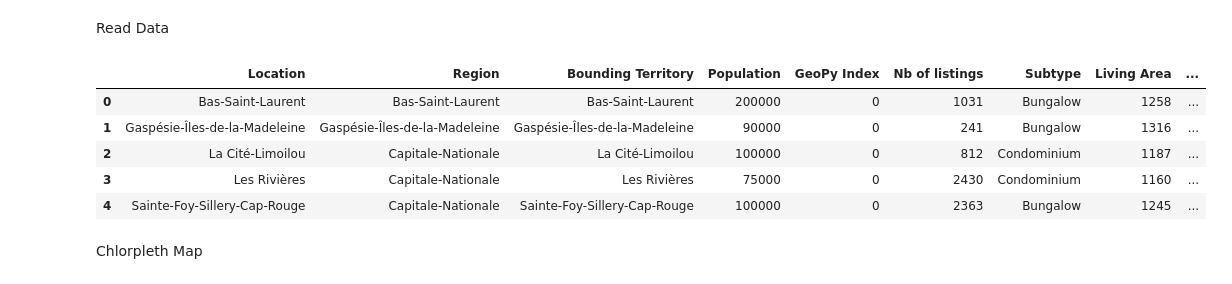
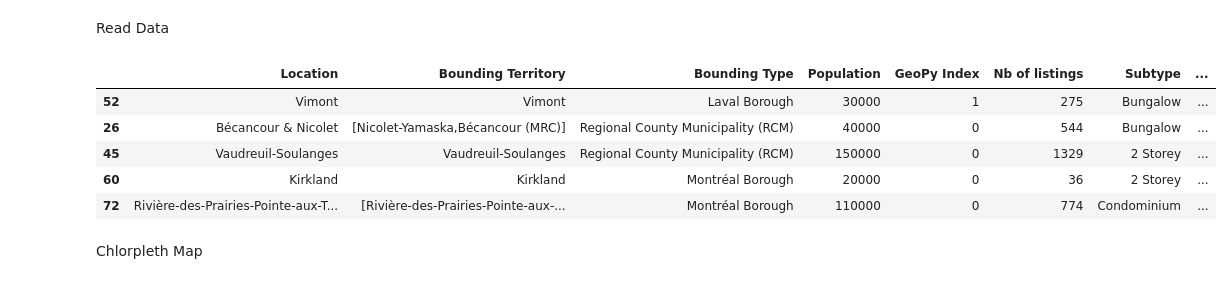
Before and after one commit to simkass/quebec-real-estate-analysis, a Jupyter notebook: notebooks/visualization.ipynb, the cells around one changed output. Saved outputs shown, nothing was run; the diff lists cells and outputs as text; code cells hidden in the pictures.

```diff
--- a/notebooks/visualization.ipynb
+++ b/notebooks/visualization.ipynb
@@ -433,14 +436,14 @@ plt.savefig('./figures/visualization/age-regplot.png', transparent=True, bbox_in
 Read Data
 # %%
 locations_df = pd.read_csv('../data/processed/visualization/locations.csv')
-locations_df.head()
+locations_df.sample(5)
 # %% [output]
-|  | Location | Region | Bounding Territory | Population | GeoPy Index | Nb of listings | Subtype | Living Area | ... |
-| 0 | Bas-Saint-Laurent | Bas-Saint-Laurent | Bas-Saint-Laurent | 200000 | 0 | 1031 | Bungalow | 1258 | ... |
-| 1 | Gaspésie-Îles-de-la-Madeleine | Gaspésie-Îles-de-la-Madeleine | Gaspésie-Îles-de-la-Madeleine | 90000 | 0 | 241 | Bungalow | 1316 | ... |
-| 2 | La Cité-Limoilou | Capitale-Nationale | La Cité-Limoilou | 100000 | 0 | 812 | Condominium | 1187 | ... |
-| 3 | Les Rivières | Capitale-Nationale | Les Rivières | 75000 | 0 | 2430 | Condominium | 1160 | ... |
-| 4 | Sainte-Foy-Sillery-Cap-Rouge | Capitale-Nationale | Sainte-Foy-Sillery-Cap-Rouge | 100000 | 0 | 2363 | Bungalow | 1245 | ... |
+|  | Location | Bounding Territory | Bounding Type | Population | GeoPy Index | Nb of listings | Subtype | ... |
+| 52 | Vimont | Vimont | Laval Borough | 30000 | 1 | 275 | Bungalow | ... |
+| 26 | Bécancour & Nicolet | [Nicolet-Yamaska,Bécancour (MRC)] | Regional County Municipality (RCM) | 40000 | 0 | 544 | Bungalow | ... |
+| 45 | Vaudreuil-Soulanges | Vaudreuil-Soulanges | Regional County Municipality (RCM) | 150000 | 0 | 1329 | 2 Storey | ... |
+| 60 | Kirkland | Kirkland | Montréal Borough | 20000 | 0 | 36 | 2 Storey | ... |
+| 72 | Rivière-des-Prairies-Pointe-aux-T... | [Rivière-des-Prairies-Pointe-aux-... | Montréal Borough | 110000 | 0 | 774 | Condominium | ... |
 # %% [markdown]
 Chlorpleth Map
 # %%
```
Also changed, not shown: parts of 27 cells of this notebook, 1 other file.
